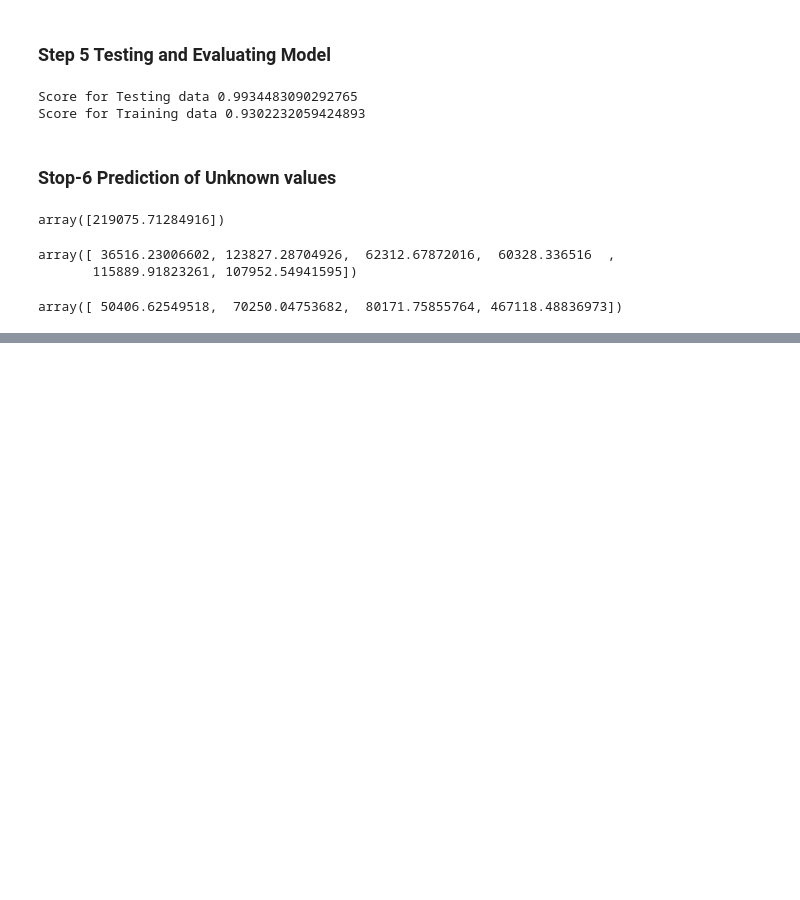
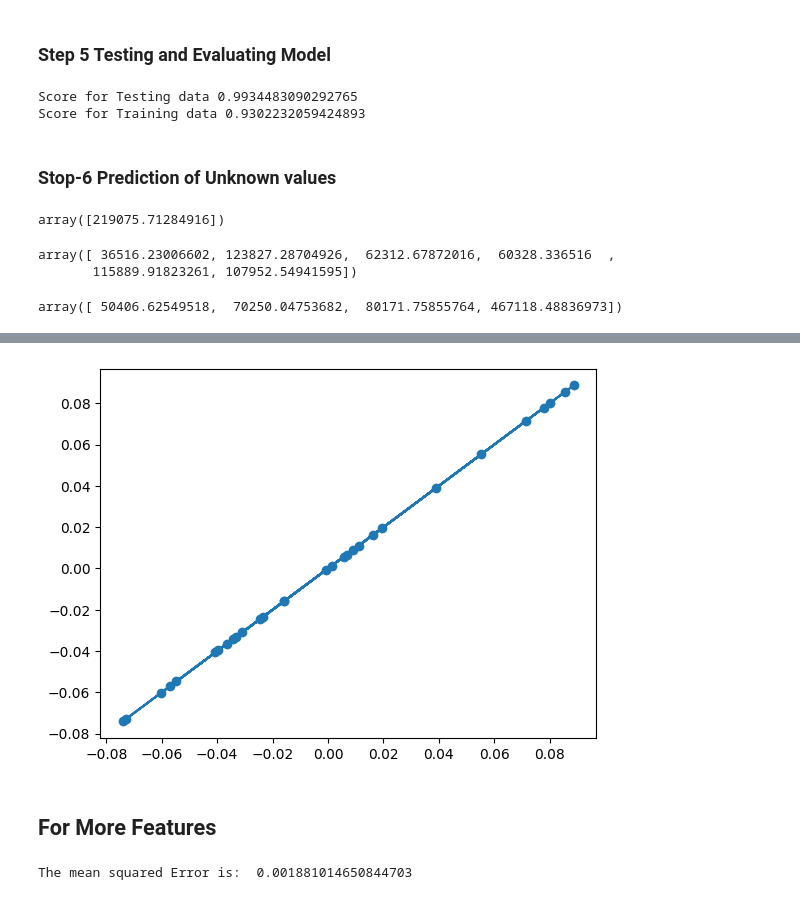
Before and after one commit to M-Aaqib-Arshad/Machine-Learning, a Jupyter notebook: 01_ML_Simple_Regression.ipynb, the cells around one changed output, grey strips where cells are left out. Saved outputs shown, nothing was run; the diff lists cells and outputs as text; code cells hidden in the pictures; blank space fills up the shorter version.

```diff
--- a/01_ML_Simple_Regression.ipynb
+++ b/01_ML_Simple_Regression.ipynb
@@ -112,0 +275,2 @@ array([ 50406.62549518,  70250.04753682,  80171.75855764, 467118.48836973])
+# %%
+diabatic_Y_Predicted = model.predict(diabatic_X_test)
@@ -112,0 +298,8 @@ array([ 50406.62549518,  70250.04753682,  80171.75855764, 467118.48836973])
+# %%
+plt.scatter(diabatic_X_test,diabatic_Y_test)
+plt.plot(diabatic_X_test,diabatic_Y_Predicted)
+plt.show()
+# %% [output]
+[figure, added]
+# %% [markdown]
+## For More Features
@@ -112,0 +313,4 @@ array([ 50406.62549518,  70250.04753682,  80171.75855764, 467118.48836973])
+# %%
+print("The mean squared Error is: ", mean_squared_error(diabatic_Y_test,diabatic_Y_Predicted))
+# %% [output]
+The mean squared Error is:  0.001881014650844703
```
Also changed, not shown: parts of 18 cells of this notebook, 3 other files.
